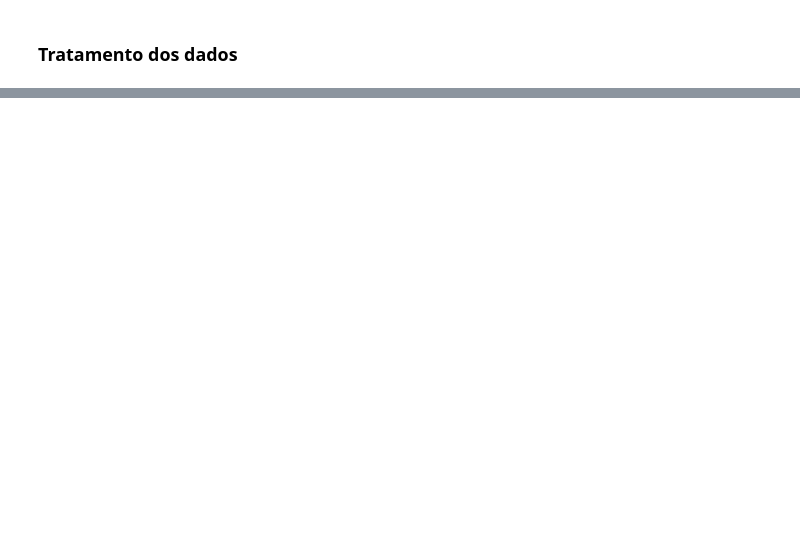
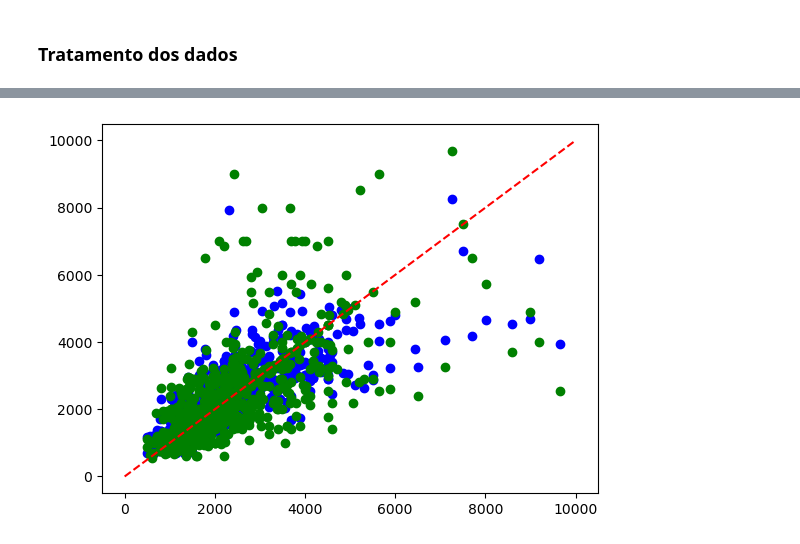
Before and after one commit to cassio645/Machine-learning, a Jupyter notebook: Projetos/aluguel_rj.ipynb, the cells around one changed output, grey strips where cells are left out. Drawn from its saved outputs; the diff is of its cells as text; code cells hidden in the pictures; blank space fills up the shorter version.

```diff
--- a/Projetos/aluguel_rj.ipynb
+++ b/Projetos/aluguel_rj.ipynb
@@ -351,0 +468,6 @@ base2.plot.scatter(x='aluguel', y='iptu');
+# %%
+# Criando modelo com a arvore
+arvore = DecisionTreeRegressor().fit(X_train, y_train)
+# %%
+# Prevendo valores com a arvore de regressao
+pred_arvore = arvore.predict(X_test)
@@ -351,0 +479,12 @@ base2.plot.scatter(x='aluguel', y='iptu');
+# %%
+# Visualizando gráficamente a Regressão e a árvore
+
+fig, ax = plt.subplots()
+ax.scatter(y_test, pred_reg, color='blue')
+
+ax.scatter(y_test, pred_arvore, color='green')
+
+ax.plot([0, 10000], [0, 10000], '--r')
+plt.show()
+# %% [output]
+[figure, added]
```
Also changed, not shown: parts of 25 cells of this notebook.
